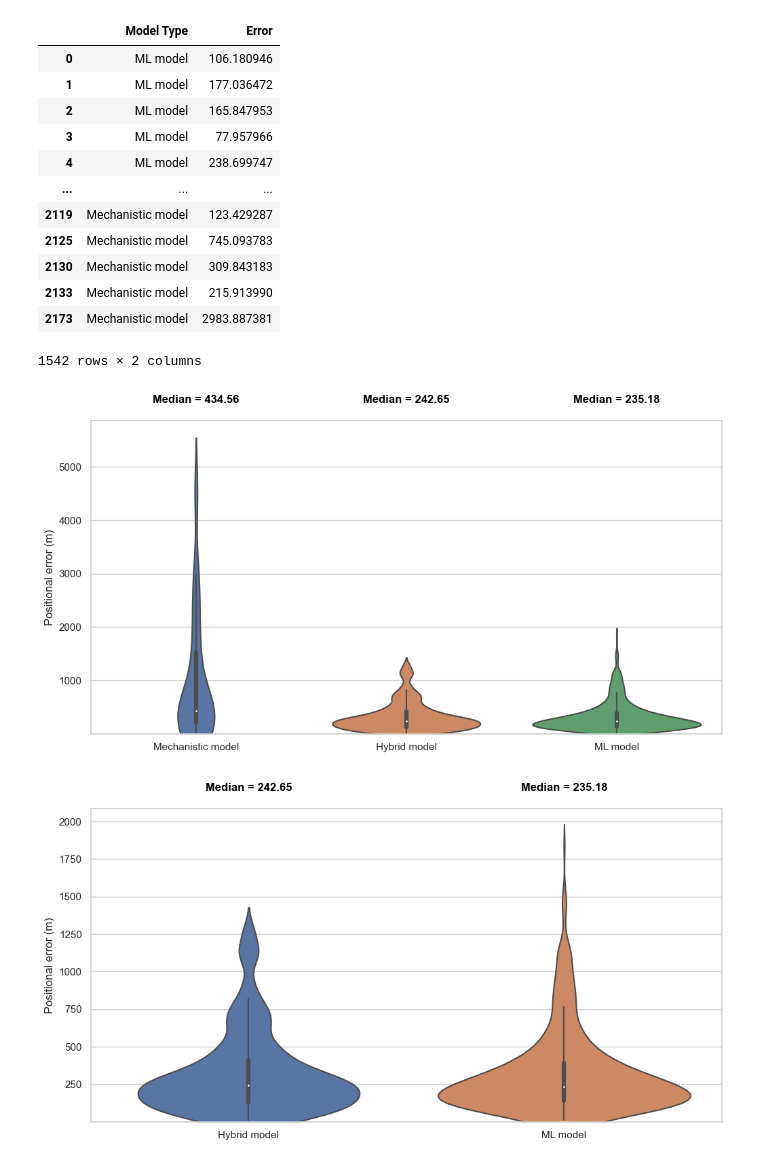
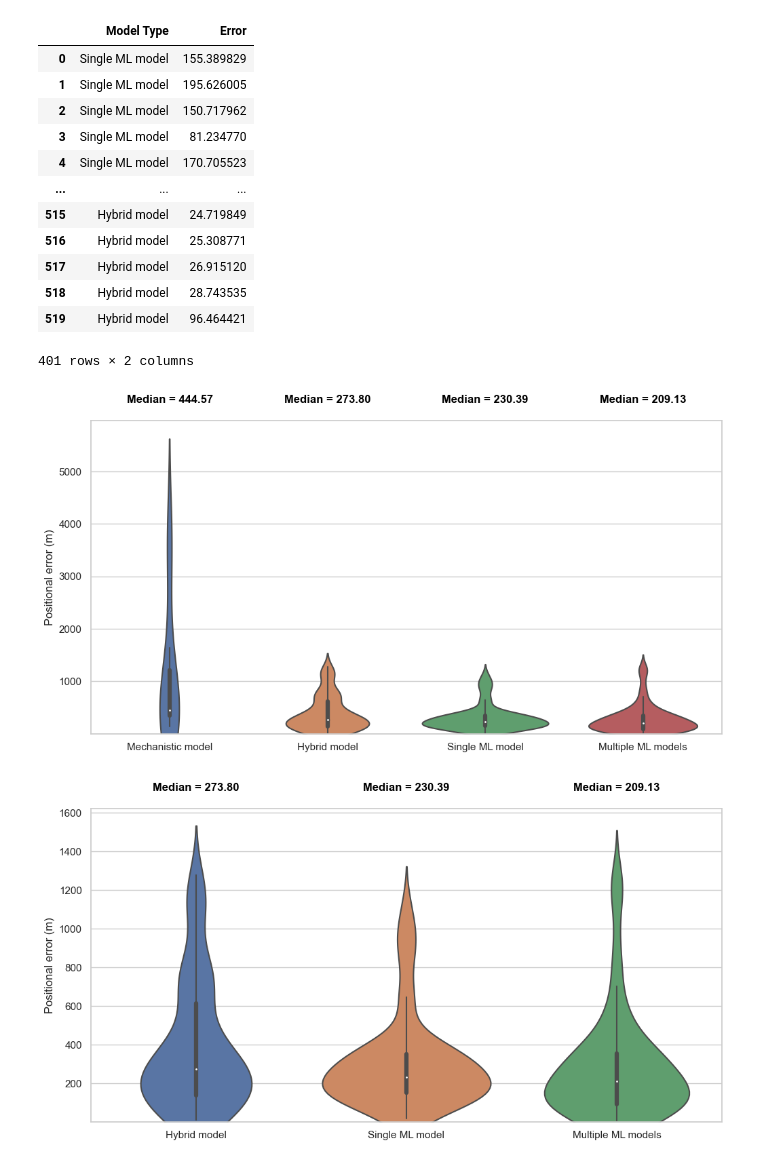
Before and after one commit to johnvanosta/ml4rt, a Jupyter notebook: mech_results_plot.ipynb, the cells around one changed output. Cells and saved outputs as stored; diff of their text form; code cells hidden in the pictures.

Commit message:
Mostly updates for paper and presentation figures and supporting code

```diff
--- a/mech_results_plot.ipynb
+++ b/mech_results_plot.ipynb
@@ -5,4 +5,4 @@ import matplotlib.pyplot as plt
 import seaborn as sns  # Import seaborn for improved aesthetics
 # %%
 # Get combined mechanistic and ml model results data
-mech_ml_estimates = pd.read_excel('Example_data\Output\Predictions\mech_ml_estimates_20231112.xlsx')
+mech_ml_estimates = pd.read_excel('Example_data\Output\Predictions\mech_ml_combined_estimates_20231119.xlsx')
@@ -10,10 +26,13 @@ mech_ml_estimates = pd.read_excel('Example_data\Output\Predictions\mech_ml_estim
 # Combine the ML and Mechanistic data into a single DataFrame suitable for seaborn
 
 # Rename columns and then melt the DataFrame
-figure_data = pd.melt(mech_ml_estimates[['error_m', 'error_mech_bearing_m', 'mech_tri_northing_error']], var_name='Model Type', value_name='Error')
+figure_data = pd.melt(mech_ml_estimates[['ML_model_error_1_tower_group_m', 'ML_model_error_8_tower_groups_m', 'Mech_model_error_triangulation_m', 'Mech_hybrid_model_error_m']], var_name='Model Type', value_name='Error')
 
 # Replace 'error_m' with 'ML model error' and 'error_mech_m' with 'Mechanistic model error' in the 'Model Type' column
-figure_data['Model Type'] = figure_data['Model Type'].replace({'error_m': 'ML model', 'error_mech_bearing_m': 'Hybrid model', 'mech_tri_northing_error': 'Mechanistic model'})
+figure_data['Model Type'] = figure_data['Model Type'].replace({'ML_model_error_1_tower_group_m': 'Single ML model',
+                                                               'ML_model_error_8_tower_groups_m': 'Multiple ML models',
+                                                               'Mech_hybrid_model_error_m': 'Hybrid model',
+                                                               'Mech_model_error_triangulation_m': 'Mechanistic model'})
 
 # Convert 'Error' values to absolute values
 figure_data['Error'] = figure_data['Error'].abs()
@@ -25,18 +44,18 @@ figure_data = figure_data[figure_data['Error'] <= 5000]
 figure_data
 # %% [output]
 |  | Model Type | Error |
-| 0 | ML model | 106.180946 |
-| 1 | ML model | 177.036472 |
-| 2 | ML model | 165.847953 |
-| 3 | ML model | 77.957966 |
-| 4 | ML model | 238.699747 |
+| 0 | Single ML model | 155.389829 |
+| 1 | Single ML model | 195.626005 |
+| 2 | Single ML model | 150.717962 |
+| 3 | Single ML model | 81.234770 |
+| 4 | Single ML model | 170.705523 |
 | ... | ... | ... |
-| 2119 | Mechanistic model | 123.429287 |
-| 2125 | Mechanistic model | 745.093783 |
-| 2130 | Mechanistic model | 309.843183 |
-| 2133 | Mechanistic model | 215.913990 |
-| 2173 | Mechanistic model | 2983.887381 |
+| 515 | Hybrid model | 24.719849 |
+| 516 | Hybrid model | 25.308771 |
+| 517 | Hybrid model | 26.915120 |
+| 518 | Hybrid model | 28.743535 |
+| 519 | Hybrid model | 96.464421 |
-1542 rows × 2 columns
+401 rows × 2 columns
 # %%
 # Set the style with grid lines
 sns.set(style="whitegrid")
@@ -45,7 +64,7 @@ sns.set(style="whitegrid")
 plt.figure(figsize=(12, 6))
 
 # Reorder the Model Types
-desired_order = ['Mechanistic model', 'Hybrid model', 'ML model']
+desired_order = ['Mechanistic model', 'Hybrid model', 'Single ML model', 'Multiple ML models']
 
 # Create the boxplot with horizontal grid lines, set y-axis to log10 scale, and adjust y-axis limit
 ax = sns.violinplot(data=figure_data, x="Model Type", y="Error", order=desired_order)
@@ -66,48 +85,48 @@ for i, model_type in enumerate(desired_order):
 plt.xlabel(None)
 
 # Save the plot as an image file (PNG format in this example)
-plt.savefig("C:/Users/s5236256/Google Drive/PhD/Presentations/AOC_2023/Figures/ML_vs_hybrid_vs_mech_error_plot_20231112", dpi=600, bbox_inches="tight")
+plt.savefig("Paper_results/Figures/ML_vs_hybrid_vs_mech_error_plot_20231119", dpi=600, bbox_inches="tight")
 
 # Show the plot
 plt.show()
 # %% [output]
-[figure, old version]
+[figure, new version]
 # %%
 ### Figure only for better performing model
 # Filter figure_data for Model Type 'ML model' or 'Hybrid model'
-figure_data_ml_hybrid = figure_data[figure_data['Model Type'].isin(['ML model', 'Hybrid model'])]
+figure_data_ml_hybrid = figure_data[figure_data['Model Type'].isin(['Hybrid model', 'Single ML model', 'Multiple ML models'])]
 
 # Set the style with grid lines
 sns.set(style="whitegrid")
 
 # Set the figure size to make it wider
 plt.figure(figsize=(12, 6))
 
 # Reorder the Model Types
-desired_order = ['Hybrid model', 'ML model']
+desired_order = ['Hybrid model', 'Single ML model', 'Multiple ML models']
 
 # Create the boxplot with horizontal grid lines, set y-axis to log10 scale, and adjust y-axis limit
 ax = sns.violinplot(data=figure_data_ml_hybrid, x="Model Type", y="Error", order=desired_order)
 plt.ylim(bottom=0.1)  # Set the minimum y-axis value to 0.1 (adjust as needed)
 
 # Label the y-axis
 plt.ylabel("Positional error (m)")
 
 # Calculate median values for each Model type
 median_values = figure_data_ml_hybrid.groupby("Model Type")["Error"].median()
 
 # Annotate the plot with median values
 for i, model_type in enumerate(desired_order):
     median_val = median_values[model_type]
     plt.text(i, 1.05 * plt.ylim()[1], f"Median = {median_val:.2f}", ha='center', va='bottom', color='black', fontweight='bold')
 
 # Remove x-axis title
 plt.xlabel(None)
 
 # # Save the plot as an image file (PNG format in this example)
-plt.savefig("C:/Users/s5236256/Google Drive/PhD/Presentations/AOC_2023/Figures/ML_vs_hybrid_error_plot_20231112", dpi=600, bbox_inches="tight")
+plt.savefig("Paper_results/Figures/ML_vs_hybrid_error_plot_20231119", dpi=600, bbox_inches="tight")
 
 # Show the plot
 plt.show()
 # %% [output]
-[figure, old version]
+[figure, new version]
```
Also changed, not shown: parts of 3 cells of this notebook, 18 other files.
